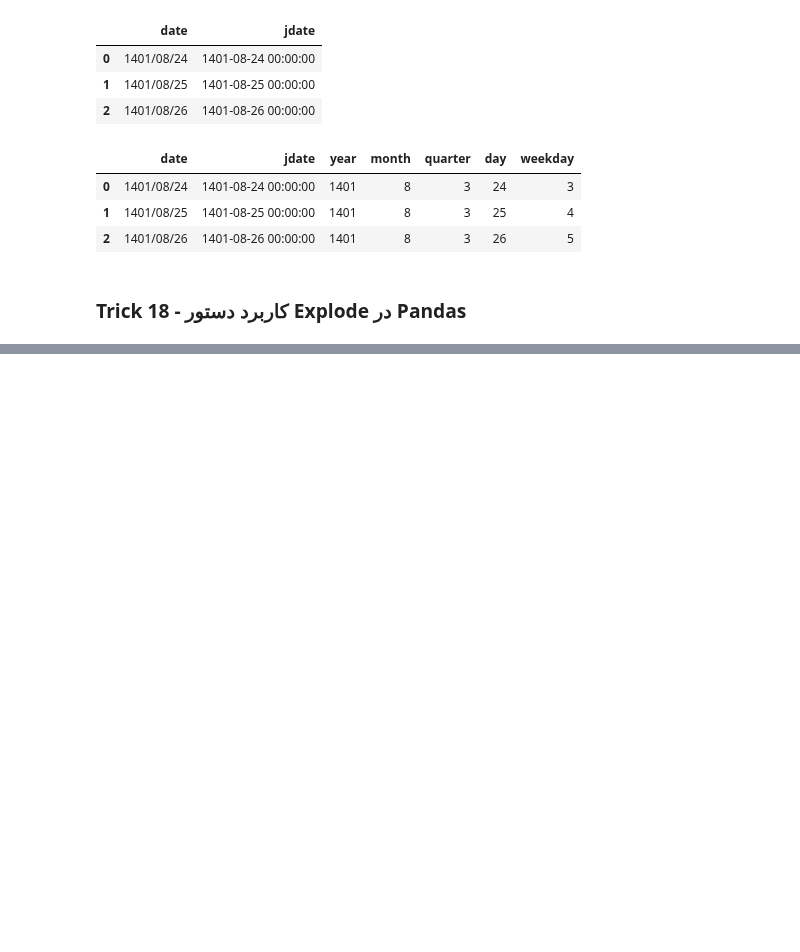
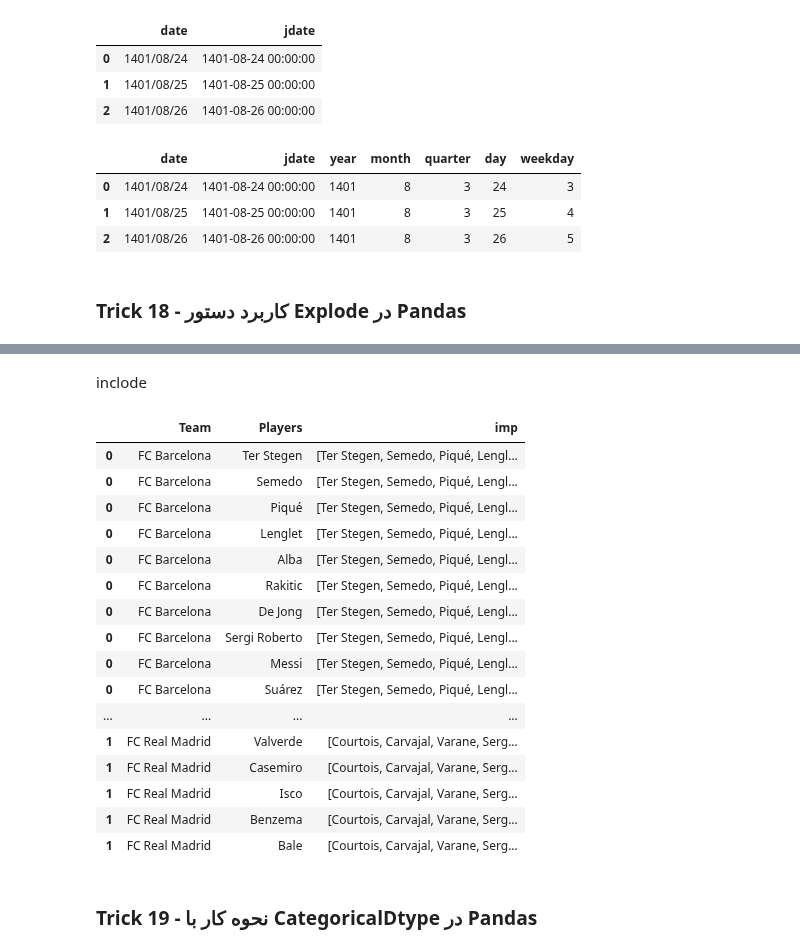
Before and after one commit to poorialari2017/ML_git001, a Jupyter notebook: MLproj002/Pooria/01 Preprocessing/Pandas/02 30Trick of Pandas.ipynb, the cells around one changed output, grey strips where cells are left out. Saved outputs shown, nothing was run; the diff lists cells and outputs as text; code cells hidden in the pictures; blank space fills up the shorter version.

Commit message:
Completing the 30Trick of pandas file

```diff
--- a/MLproj002/Pooria/01 Preprocessing/Pandas/02 30Trick of Pandas.ipynb
+++ b/MLproj002/Pooria/01 Preprocessing/Pandas/02 30Trick of Pandas.ipynb
@@ -1551,3 +1548,10 @@ dft17
 # %%
 import warnings
 warnings.filterwarnings('ignore')
+# %%
+dic01 = {"Team":["FC Barcelona", "FC Real Madrid"],
+    "Players":[["Ter Stegen", "Semedo", "Piqué", "Lenglet", "Alba", "Rakitic", "De Jong", "Sergi Roberto", "Messi", "Suárez", "Griezmann"], \
+               ["Courtois", "Carvajal", "Varane", "Sergio Ramos", "Mendy", "Kroos", "Valverde", "Casemiro", "Isco", "Benzema", "Bale"]]}
+# %%
+dft18 = pd.DataFrame(dic01)
+dft18
@@ -1553,0 +1562,3 @@ warnings.filterwarnings('ignore')
+# %%
+tempDF = dft18.explode('Players')
+tempDF
@@ -1553,0 +1583,26 @@ warnings.filterwarnings('ignore')
+# %% [markdown]
+inclode
+# %%
+tempDF['imp'] = tempDF.groupby(tempDF.index)["Players"].agg(list)
+
+tempDF
+# %% [output]
+|  | Team | Players | imp |
+| 0 | FC Barcelona | Ter Stegen | [Ter Stegen, Semedo, Piqué, Lengl... |
+| 0 | FC Barcelona | Semedo | [Ter Stegen, Semedo, Piqué, Lengl... |
+| 0 | FC Barcelona | Piqué | [Ter Stegen, Semedo, Piqué, Lengl... |
+| 0 | FC Barcelona | Lenglet | [Ter Stegen, Semedo, Piqué, Lengl... |
+| 0 | FC Barcelona | Alba | [Ter Stegen, Semedo, Piqué, Lengl... |
+| 0 | FC Barcelona | Rakitic | [Ter Stegen, Semedo, Piqué, Lengl... |
+| 0 | FC Barcelona | De Jong | [Ter Stegen, Semedo, Piqué, Lengl... |
+| 0 | FC Barcelona | Sergi Roberto | [Ter Stegen, Semedo, Piqué, Lengl... |
+| 0 | FC Barcelona | Messi | [Ter Stegen, Semedo, Piqué, Lengl... |
+| 0 | FC Barcelona | Suárez | [Ter Stegen, Semedo, Piqué, Lengl... |
+| ... | ... | ... | ... |
+| 1 | FC Real Madrid | Valverde | [Courtois, Carvajal, Varane, Serg... |
+| 1 | FC Real Madrid | Casemiro | [Courtois, Carvajal, Varane, Serg... |
+| 1 | FC Real Madrid | Isco | [Courtois, Carvajal, Varane, Serg... |
+| 1 | FC Real Madrid | Benzema | [Courtois, Carvajal, Varane, Serg... |
+| 1 | FC Real Madrid | Bale | [Courtois, Carvajal, Varane, Serg... |
+# %% [markdown]
+### Trick 19 - نحوه کار با CategoricalDtype در Pandas
```
Also changed, not shown: parts of 6 cells of this notebook.
